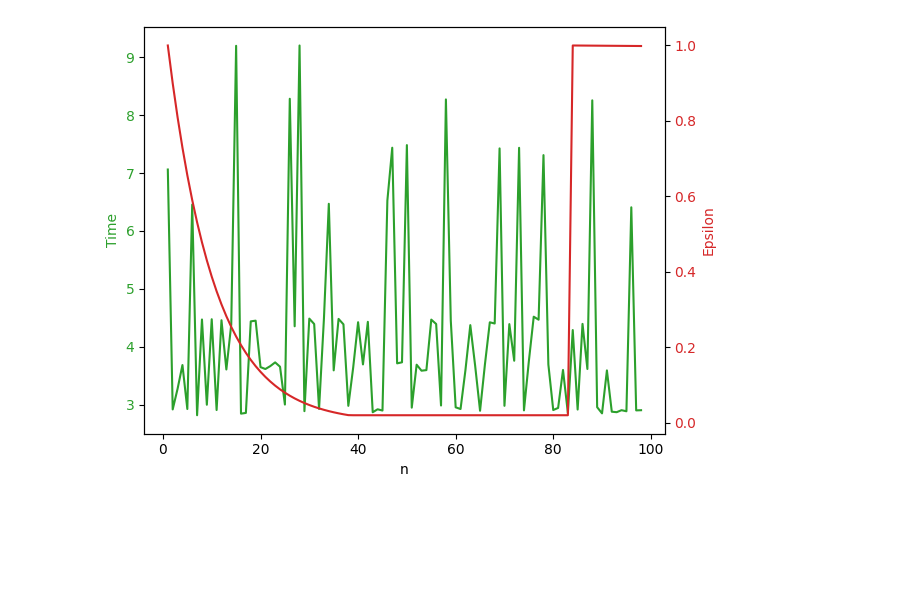
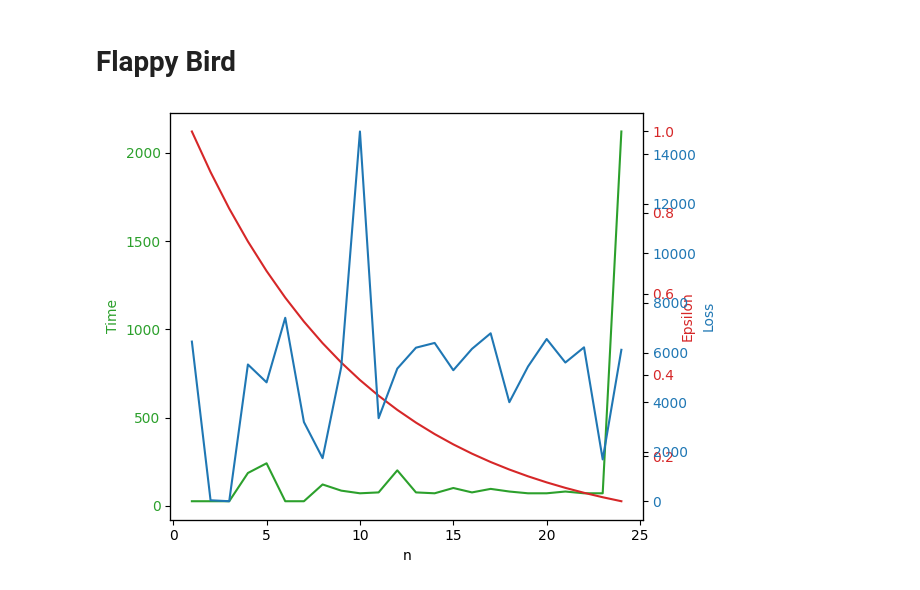
Before and after one commit to MisterIXI/AI-driving, a Jupyter notebook: driving_nightmare_AI/stat_plotter.ipynb, the cells around one changed output. Saved outputs shown, nothing was run; the diff lists cells and outputs as text; code cells hidden in the pictures; blank space fills up the shorter version.

```diff
--- a/driving_nightmare_AI/stat_plotter.ipynb
+++ b/driving_nightmare_AI/stat_plotter.ipynb
@@ -1,41 +8,57 @@
 # %%
-import matplotlib.pyplot as plt
-import numpy as np
-import h5py as h5
-import os
-import pickle as pkl
-
-dir = "sh_model"
+dir = "fb_model"
 stat_path = os.path.join(os.getcwd(), dir, "stats.pickle")
 stats = []
 if os.path.exists(stat_path):
     with open(stat_path, "rb") as f:
         stats = pkl.load(f)
 
-times = []
+scores = []
 epsilon = []
 for stat in stats:
-    times.append(stat["time"])
+    scores.append(stat["score"])
     epsilon.append(stat["epsilon"])
+# %% [markdown]
+# Flappy Bird
 # %%
-n = len(times)
+dir = "fb_model"
+stat_path = os.path.join(os.getcwd(), dir, "stats.pickle")
+stats = []
+if os.path.exists(stat_path):
+    with open(stat_path, "rb") as f:
+        stats = pkl.load(f)
+
+scores = []
+epsilon = []
+loss = []
+for stat in stats:
+    scores.append(stat["score"])
+    epsilon.append(stat["epsilon"])
+    loss.append(stat["avg_loss"])
+n = len(scores)
 x = range(1, n+1)
 
 fig, ax1 = plt.subplots()
 
 color = 'tab:green'
 ax1.set_xlabel('n')
 ax1.set_ylabel('Time', color=color)
-ax1.plot(x, times, color=color)
+ax1.plot(x, scores, color=color)
 ax1.tick_params(axis='y', labelcolor=color)
 
 ax2 = ax1.twinx()
 color = 'tab:red'
 ax2.set_ylabel('Epsilon', color=color)
 ax2.plot(x, epsilon, color=color)
 ax2.tick_params(axis='y', labelcolor=color)
 
+ax3 = ax1.twinx()
+color = 'tab:blue'
+ax3.set_ylabel('Loss', color=color)
+ax3.plot(x, loss, color=color)
+ax3.tick_params(axis='y', labelcolor=color)
+
 fig.tight_layout()
 plt.show()
 # %% [output]
-[figure, old version]
+[figure, new version]
```
Also changed, not shown: parts of 1 cell of this notebook, 6 other files.
